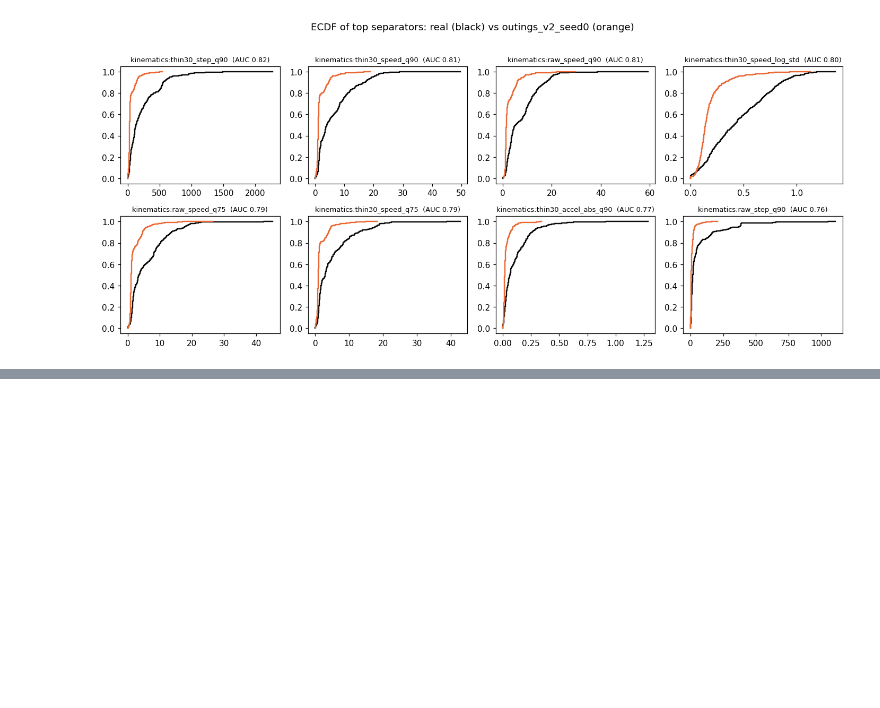
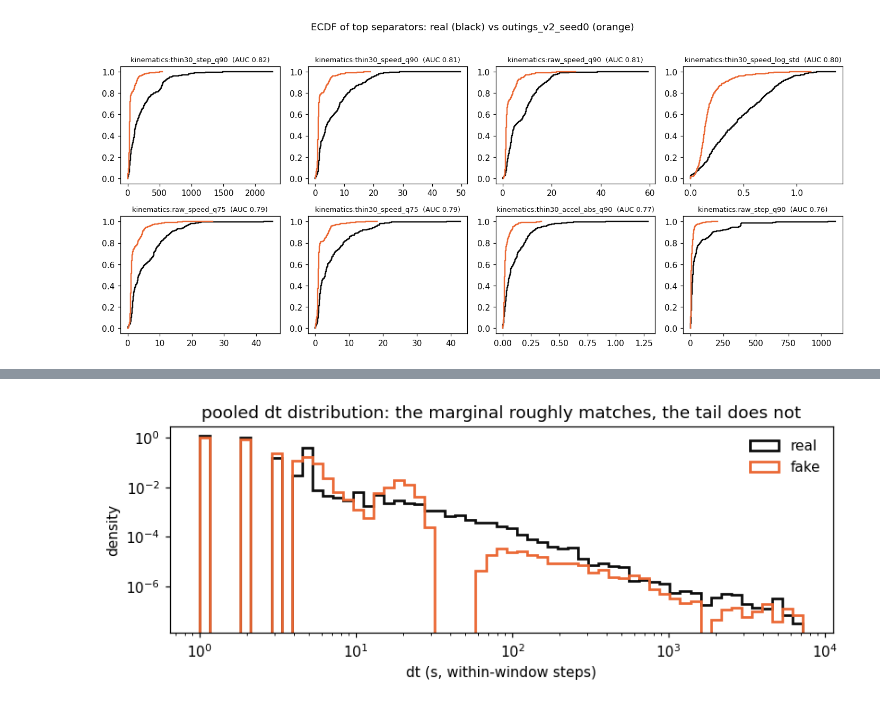
Before and after one commit to nadav-grossaug/twin, a Jupyter notebook: src/algorithms/algo_aim/geolife/eval/notebooks/viz_discriminator.ipynb, the cells around one changed output, grey strips where cells are left out. Saved outputs shown, nothing was run; the diff lists cells and outputs as text; code cells hidden in the pictures; blank space fills up the shorter version.

```diff
--- a/src/algorithms/algo_aim/geolife/eval/notebooks/viz_discriminator.ipynb
+++ b/src/algorithms/algo_aim/geolife/eval/notebooks/viz_discriminator.ipynb
@@ -245,0 +256,24 @@ map group can be deprioritised - it separates barely and the model ignores it.
+# %%
+ws = WindowSampler()
+rng2 = np.random.default_rng(7)
+rwin = [ws(real, rng2).payload for _ in range(400)]
+fwin = [ws(fake, rng2).payload for _ in range(400)]
+
+def dt_stats(wins):
+    mode_share, persist = [], []
+    for w in wins:
+        r = np.rint(np.diff(w.t).astype(float))
+        _, cnt = np.unique(r, return_counts=True)
+        mode_share.append(cnt.max() / len(r))
+        persist.append(float(np.mean(r[1:] == r[:-1])) if len(r) > 1 else 0.0)
+    return np.asarray(mode_share), np.asarray(persist)
+
+rms, rpe = dt_stats(rwin); fms, fpe = dt_stats(fwin)
+rdt = np.concatenate([np.diff(w.t) for w in rwin]).astype(float)
+fdt = np.concatenate([np.diff(w.t) for w in fwin]).astype(float)
+display(pd.DataFrame({
+    "real": {"modal-dt share p50": np.median(rms), "lag-1 repeat p50": np.median(rpe),
+             "pooled dt p50": np.median(rdt), "dt p90": np.percentile(rdt, 90), "dt p99": np.percentile(rdt, 99)},
+    "fake": {"modal-dt share p50": np.median(fms), "lag-1 repeat p50": np.median(fpe),
+             "pooled dt p50": np.median(fdt), "dt p90": np.percentile(fdt, 90), "dt p99": np.percentile(fdt, 99)},
+}).round(3))
@@ -245,0 +287,11 @@ map group can be deprioritised - it separates barely and the model ignores it.
+# %%
+fig, ax = plt.subplots(figsize=(7.5, 3))
+bins = np.logspace(0, np.log10(7200), 60)
+for dt, c, lab in ((rdt, "#0b0b0b", "real"), (fdt, "#eb6834", "fake")):
+    ax.hist(dt, bins=bins, density=True, histtype="step", lw=1.8, color=c, label=lab)
+ax.set_xscale("log"); ax.set_yscale("log")
+ax.set_xlabel("dt (s, within-window steps)"); ax.set_ylabel("density")
+ax.set_title("pooled dt distribution: the marginal roughly matches, the tail does not")
+ax.legend(frameon=False); plt.tight_layout()
+# %% [output]
+[figure, added]
```
Also changed, not shown: parts of 7 cells of this notebook, 5 other files.
